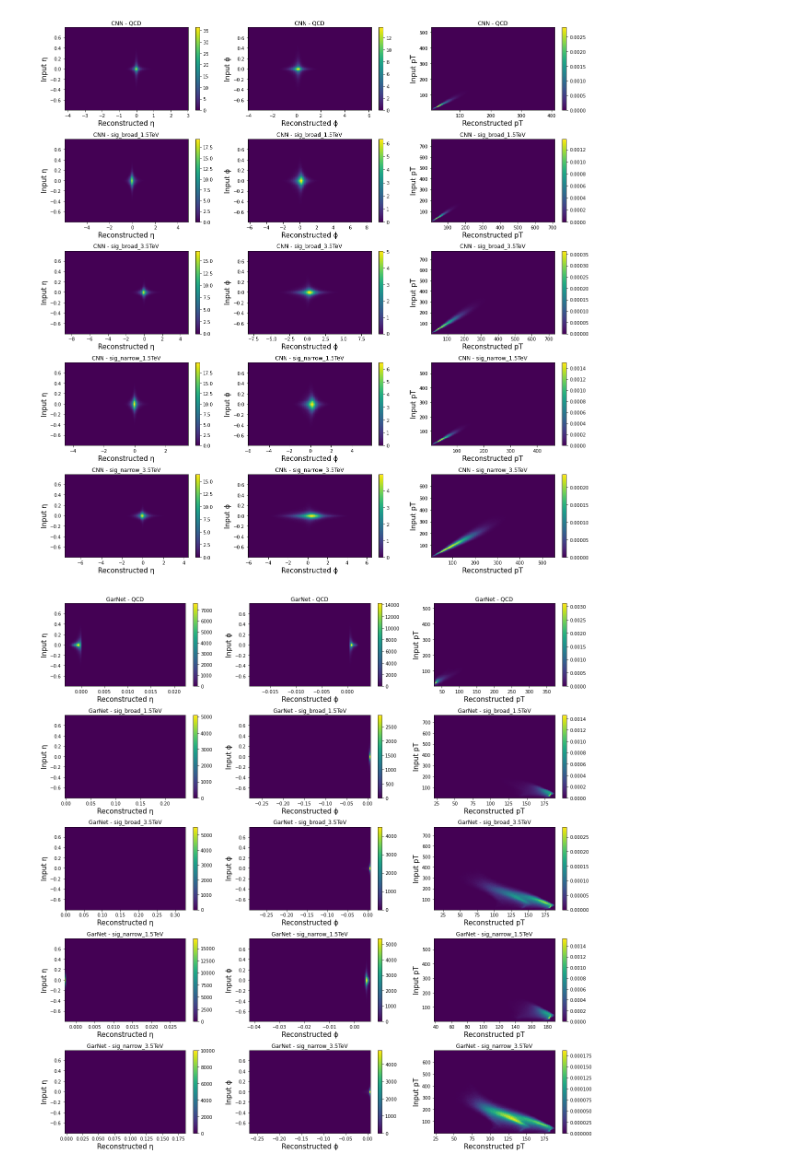
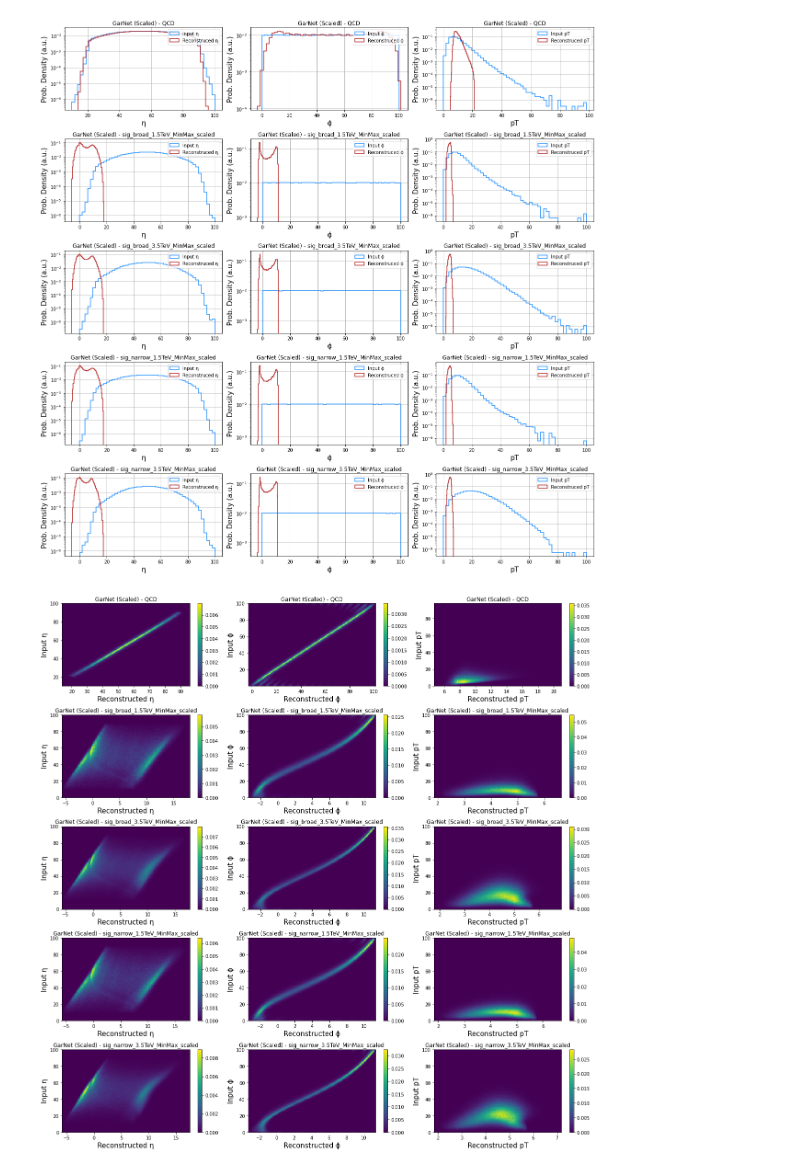
Before and after one commit to muHashh/CERN-Anomaly-Detection, a Jupyter notebook: src/plots/plot_results.ipynb, the cells around one changed output. Saved outputs shown, nothing was run; the diff lists cells and outputs as text; code cells hidden in the pictures.

Commit message:
train and plot with the newer dataset

```diff
--- a/src/plots/plot_results.ipynb
+++ b/src/plots/plot_results.ipynb
@@ -12,9 +12,9 @@ import glob
 plt.rcParams["figure.figsize"] = (7,5)
 # %%
 models = (
-    ("CNN", h5py.File("../output/cnn/output.h5", 'r'), glob.glob("../signals/*")),
-    ("GarNet", h5py.File("../output/garnet3/output.h5", 'r'), glob.glob("../signals/*")),
-    ("GarNet (Normalised)", h5py.File("../output/garnet5/output.h5", 'r'), glob.glob("../signals_norm2/*")),
+    # ("CNN", h5py.File("../output/cnn/output.h5", 'r'), glob.glob("../signals/*")),
+    # ("GarNet", h5py.File("../output/garnet3/output.h5", 'r'), glob.glob("../signals/*")),
+    ("GarNet (Scaled)", h5py.File("../output/garnet_scaled/output.h5", 'r'), glob.glob("../signals_scaled/*")),
 )
 
 features = ("η", "ϕ", "pT")
@@ -44,38 +42,74 @@ for model in models:
+# %%
+def plot_features1d(model_output, title, signals_loc):
+
+    fig, axs =  plt.subplots(len(signals_loc)+1, len(features), figsize=(17,17))
+
+    for i, f in enumerate(["QCD"]+signals_loc):
+        if f == "QCD":
+            input_data = model_output[f][()]
+        else:
+            input_data = h5py.File(f, 'r')["jetConstituentsList"][()]
+
+        predicted_data = model_output["predicted_"+Path(f).stem][()]
+
+        for j, feature in enumerate(features):
+
+            ax = axs[i][j]
+
+            ax.hist(np.squeeze(input_data[:,:,j][:,j].flatten()), 50, label="Input %s"%feature, density=True,
+                histtype='step', fill=False, linewidth=1.5, color="dodgerblue")
+
+            ax.hist(np.squeeze(predicted_data[:,:,j][:,j].flatten()), 50, label="Reconstruced %s"%feature, density=True,
+                histtype='step', fill=False, linewidth=1.5, color="firebrick")
+
+            ax.set_yscale('log', nonpositive='clip')
+            ax.set_xlabel(feature, fontsize=15)
+            ax.set_ylabel('Prob. Density (a.u.)', fontsize=15)
+            ax.set_title("%s - %s"%(title, Path(f).stem))
+            ax.grid(True)
+            ax.legend(loc="upper right")
+
+    fig.tight_layout()
+    plt.show()
+
+for model in models:
+    plot_features1d(model[1], model[0], model[2])
+# %% [output]
+[figure, added]
 # %%
-def plot_features(model_output, title, signals_loc):
+def plot_features2d(model_output, title, signals_loc):
 
     fig, axs =  plt.subplots(len(signals_loc)+1, len(features), figsize=(17,17))
 
     for i, f in enumerate(["QCD"]+signals_loc):
         if f == "QCD":
             input_data = model_output[f][()]
         else:
             input_data = h5py.File(f, 'r')["jetConstituentsList"][()]
 
         predicted_data = model_output["predicted_"+Path(f).stem][()]
 
         for j, feature in enumerate(features):
 
             ax = axs[i][j]
 
             x = np.squeeze(predicted_data[:,:,j][:,j])
             y = np.squeeze(input_data[:,:,j][:,j])
 
             plot = ax.hist2d(x, y, bins=200, density=True)
 
             ax.set_xlabel("Reconstructed {}".format(feature), fontsize=15)
             ax.set_ylabel('Input {}'.format(feature), fontsize=15)
             ax.set_title("%s - %s"%(title, Path(f).stem))
             fig.colorbar(plot[3], ax=ax)
 
     fig.tight_layout()
     plt.show()
 
 import matplotlib as mpl
 mpl.rcParams['agg.path.chunksize'] = 100000
 
 for model in models:
-    plot_features(model[1], model[0], model[2])
+    plot_features2d(model[1], model[0], model[2])
 # %% [output]
-[figure, old version]
+[figure, new version]
-[figure, removed]
```
Also changed, not shown: parts of 5 cells of this notebook, 2 other files.
